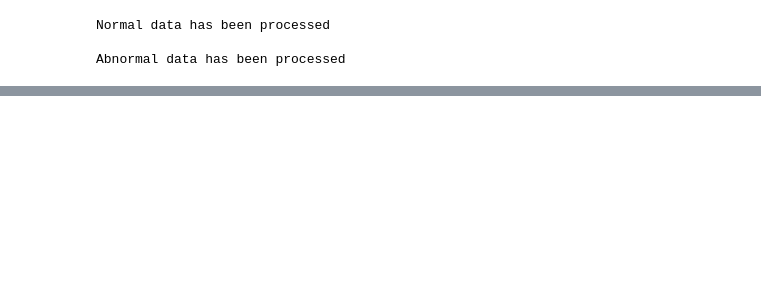
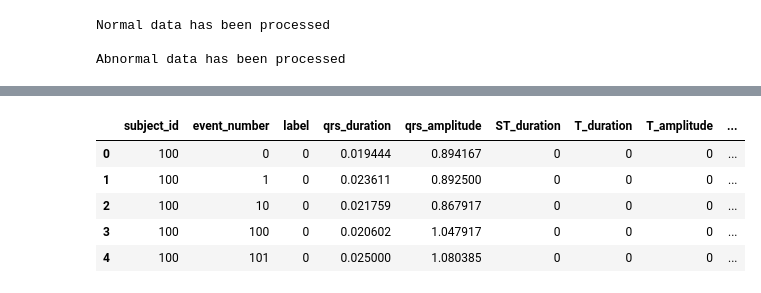
Before and after one commit to OmarNasri/ECG-abnormality-detector, a Jupyter notebook: detector.ipynb, the cells around one changed output, grey strips where cells are left out. Saved outputs shown, nothing was run; the diff lists cells and outputs as text; code cells hidden in the pictures; blank space fills up the shorter version.

```diff
--- a/detector.ipynb
+++ b/detector.ipynb
@@ -142,0 +212,10 @@ df.describe
+# %%
+#show last 5 rows of the dataframe
+display(df_features.head())
+# %% [output]
+|  | subject_id | event_number | label | qrs_duration | qrs_amplitude | ST_duration | T_duration | T_amplitude | ... |
+| 0 | 100 | 0 | 0 | 0.019444 | 0.894167 | 0 | 0 | 0 | ... |
+| 1 | 100 | 1 | 0 | 0.023611 | 0.892500 | 0 | 0 | 0 | ... |
+| 2 | 100 | 10 | 0 | 0.021759 | 0.867917 | 0 | 0 | 0 | ... |
+| 3 | 100 | 100 | 0 | 0.020602 | 1.047917 | 0 | 0 | 0 | ... |
+| 4 | 100 | 101 | 0 | 0.025000 | 1.080385 | 0 | 0 | 0 | ... |
```
Also changed, not shown: parts of 5 cells of this notebook.
